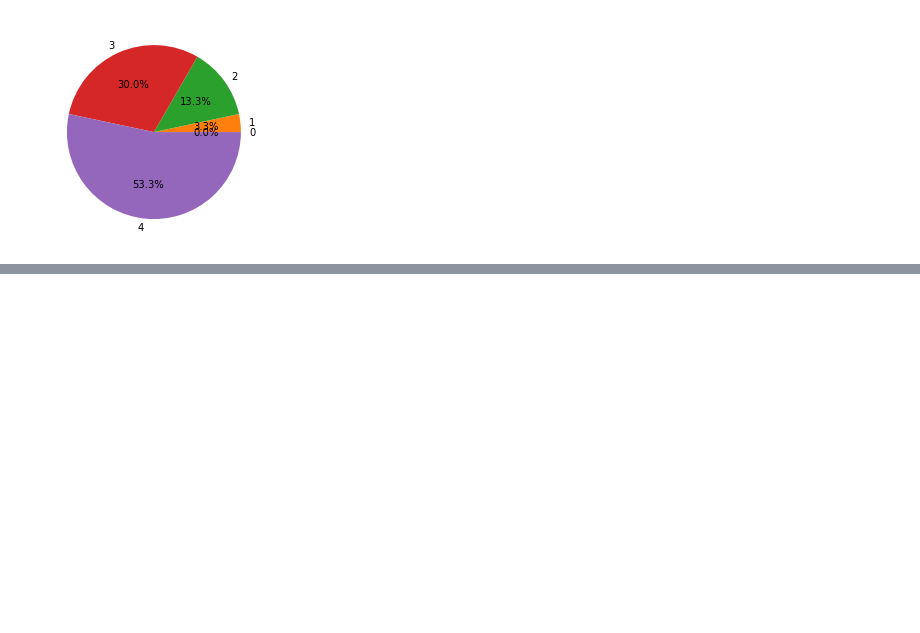
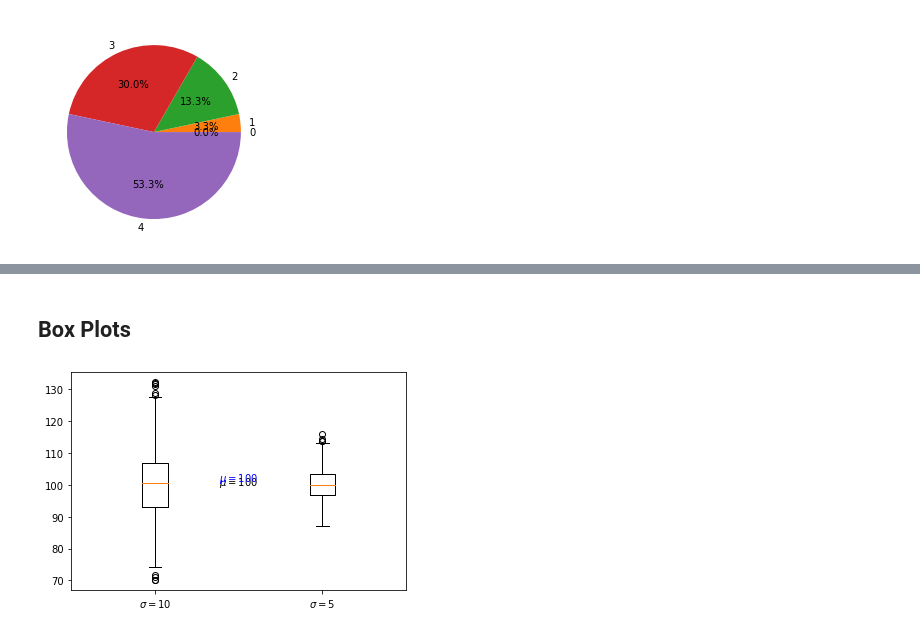
Before and after one commit to BenComer1998/U3-Data-Analysis, a Jupyter notebook: JupyterNotebookFunS2/MatplotlibBasics.ipynb, the cells around one changed output, grey strips where cells are left out. Cells and saved outputs as stored; diff of their text form; code cells hidden in the pictures; blank space fills up the shorter version.

```diff
--- a/JupyterNotebookFunS2/MatplotlibBasics.ipynb
+++ b/JupyterNotebookFunS2/MatplotlibBasics.ipynb
@@ -80,0 +133,31 @@ utils.dummy_function1()
+# %% [markdown]
+## Box Plots
+# %%
+def box_plot_example(distributions, labels):
+    # distributions: list of 1D lists of values
+    plt.figure()
+    plt.boxplot(distributions)
+    # boxes correspond to the 1st and 3rd quartiles
+    # line in the middle of the box corresponds to the 2nd quartile (AKA median)
+    # whiskers corresponds to +/- 1.5 * IQR
+    # IQR: interquartile range (3rd quartile - 1st quartile)
+    # circles outside the whiskers correspond to outliers
+
+    # task: replace the 1 and 2 on the x axis with sigma=10 and sigma=5
+    # add a parameters called labels to the function to do generally
+    plt.xticks(list(range(1, len(labels) + 1)), labels)
+
+    # annotations
+    # we want to add "mu=100" to the center of our figure
+    # xycoords="data": default, specify the location of the label in the same
+    # xycoords = "axes fraction": specify the location of the label in absolute
+    # axes coordinates... 0,0 is the lower left corner, 1,1 is the upper right corner
+    # coordinates as the plotted data
+    plt.annotate("$\mu=100$", xy=(1.5, 100), xycoords="data", horizontalalignment="center")
+    plt.annotate("$\mu=100$", xy=(0.5, 0.5), xycoords="axes fraction",
+                 horizontalalignment="center", color="blue")
+
+    plt.show()
+box_plot_example([normal_data, normal_data2], ["$\sigma=10$", "$\sigma=5$"])
+# %% [output]
+[figure, added]
```
Also changed, not shown: parts of 9 cells of this notebook, 2 other files.
